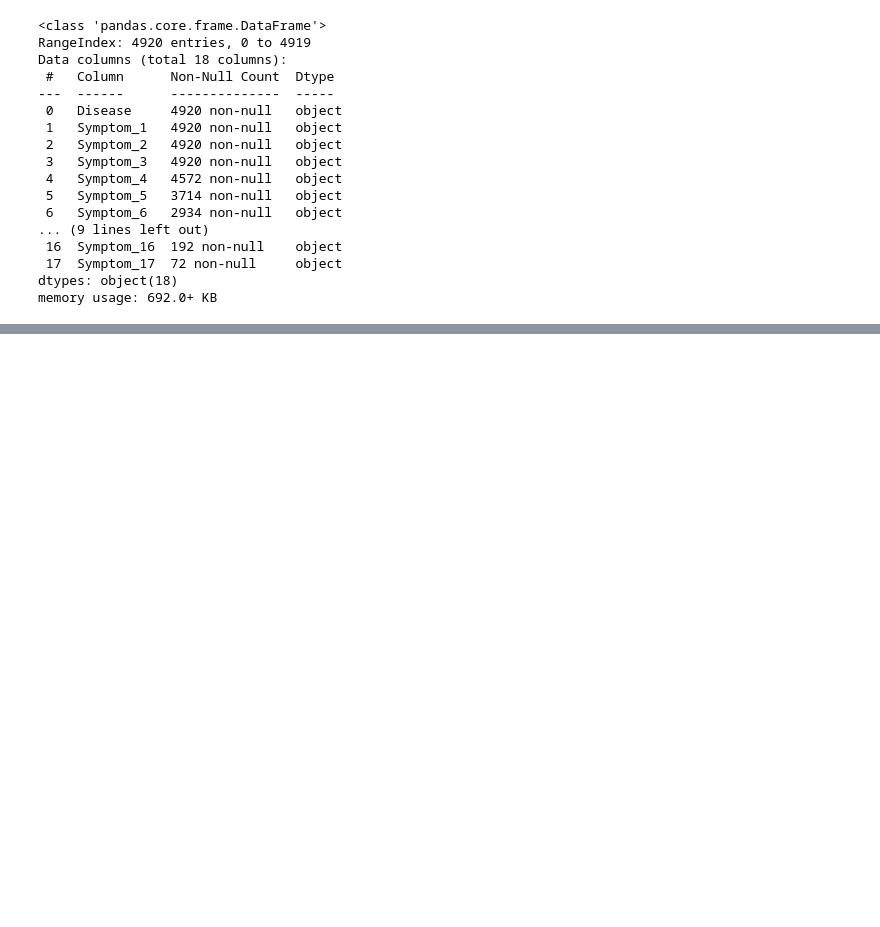
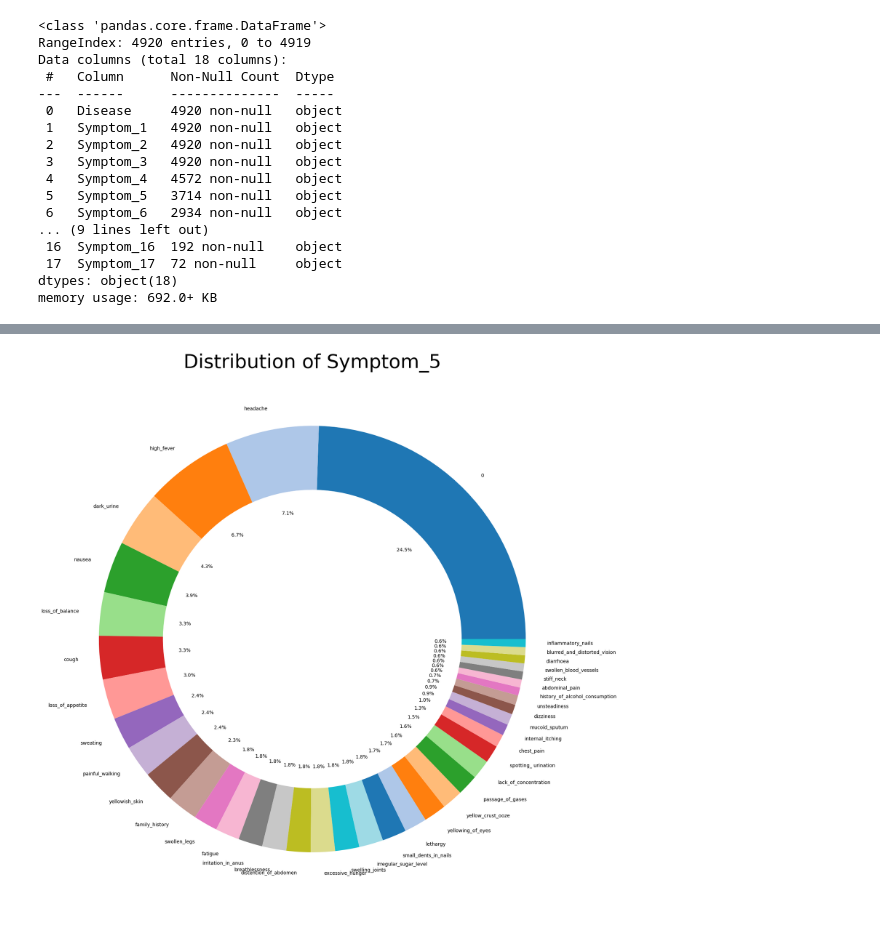
Before and after one commit to rohan-0295/disease-prediction, a Jupyter notebook: disease symptoms.ipynb, the cells around one changed output, grey strips where cells are left out. Cells and saved outputs as stored; diff of their text form; code cells hidden in the pictures; blank space fills up the shorter version.

```diff
--- a/disease symptoms.ipynb
+++ b/disease symptoms.ipynb
@@ -141,0 +242,10 @@ AttributeError: module 'numpy' has no attribute 'isnull'
+# %%
+symptom_5_counts = df["Symptom_5"].value_counts()
+
+plt.figure(figsize=(20, 20))
+plt.pie(symptom_5_counts, labels=symptom_5_counts.index, autopct='%1.1f%%',
+        colors=plt.cm.tab20.colors[:len(symptom_5_counts)], wedgeprops=dict(width=0.3))
+plt.title("Distribution of Symptom_5", fontsize=40)
+plt.show()
+# %% [output]
+[figure, added]
```
Also changed, not shown: parts of 14 cells of this notebook.
